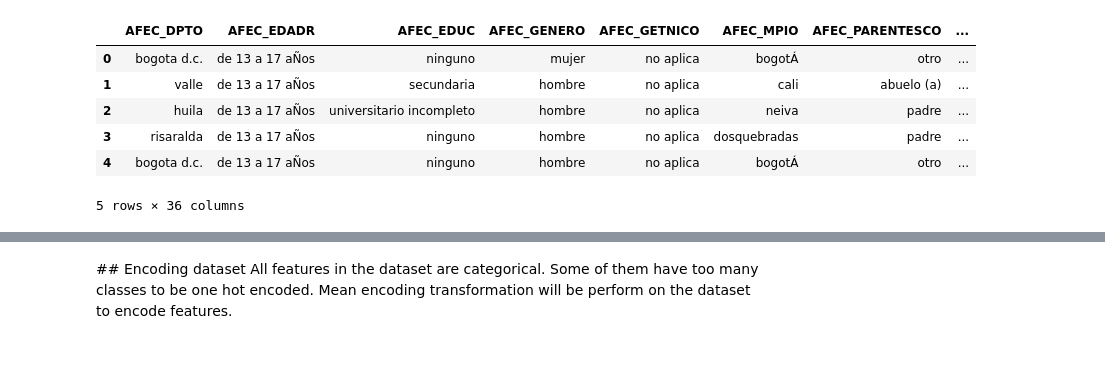
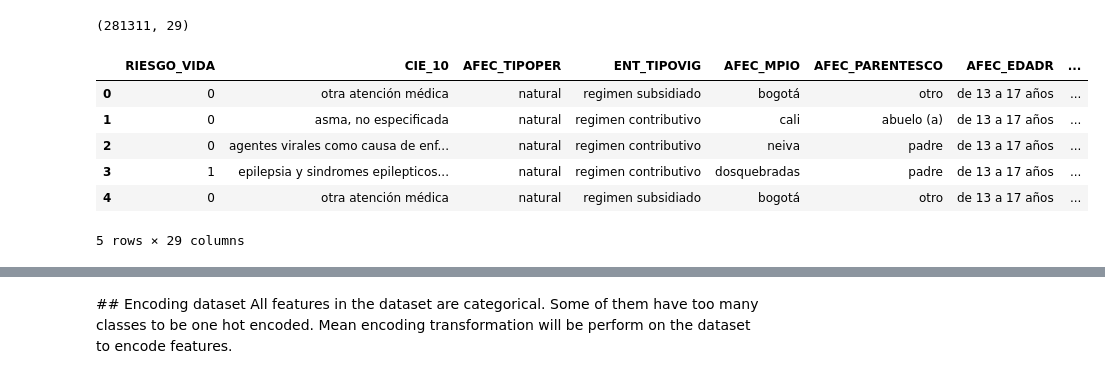
Before and after one commit to mrugeles/Supersalud-PQRSD, a Jupyter notebook: 3) Data preparation - Preprocessing.ipynb, the cells around one changed output, grey strips where cells are left out. Drawn from its saved outputs; the diff is of its cells as text; code cells hidden in the pictures.

```diff
--- a/3) Data preparation - Preprocessing.ipynb
+++ b/3) Data preparation - Preprocessing.ipynb
@@ -1,22 +1,26 @@
 # %%
 import numpy as np
 import pandas as pd
 import matplotlib.pyplot as plt
 import json
 
 import data_utils as data_utils
 
 dataset = pd.read_csv("datasets/dataset_clean.csv")
 
+dataset['RIESGO_VIDA'] = dataset['RIESGO_VIDA'].apply(lambda x: 1 if x == 'si' else 0)
+
 labels = dataset[['RIESGO_VIDA']]
 features = dataset.drop(['RIESGO_VIDA'], axis = 1)
 
+print(dataset.shape)
 dataset.head()
 # %% [output]
+(281311, 29)
-|  | AFEC_DPTO | AFEC_EDADR | AFEC_EDUC | AFEC_GENERO | AFEC_GETNICO | AFEC_MPIO | AFEC_PARENTESCO | ... |
-| 0 | bogota d.c. | de 13 a 17 aÑos | ninguno | mujer | no aplica | bogotÁ | otro | ... |
-| 1 | valle | de 13 a 17 aÑos | secundaria | hombre | no aplica | cali | abuelo (a) | ... |
-| 2 | huila | de 13 a 17 aÑos | universitario incompleto | hombre | no aplica | neiva | padre | ... |
-| 3 | risaralda | de 13 a 17 aÑos | ninguno | hombre | no aplica | dosquebradas | padre | ... |
-| 4 | bogota d.c. | de 13 a 17 aÑos | ninguno | hombre | no aplica | bogotÁ | otro | ... |
+|  | RIESGO_VIDA | CIE_10 | AFEC_TIPOPER | ENT_TIPOVIG | AFEC_MPIO | AFEC_PARENTESCO | AFEC_EDADR | ... |
+| 0 | 0 | otra atención médica | natural | regimen subsidiado | bogotá | otro | de 13 a 17 años | ... |
+| 1 | 0 | asma, no especificada | natural | regimen contributivo | cali | abuelo (a) | de 13 a 17 años | ... |
+| 2 | 0 | agentes virales como causa de enf... | natural | regimen contributivo | neiva | padre | de 13 a 17 años | ... |
+| 3 | 1 | epilepsia y sindromes epilepticos... | natural | regimen contributivo | dosquebradas | padre | de 13 a 17 años | ... |
+| 4 | 0 | otra atención médica | natural | regimen subsidiado | bogotá | otro | de 13 a 17 años | ... |
-5 rows × 36 columns
+5 rows × 29 columns
```
Also changed, not shown: parts of 7 cells of this notebook, 11 other files.
